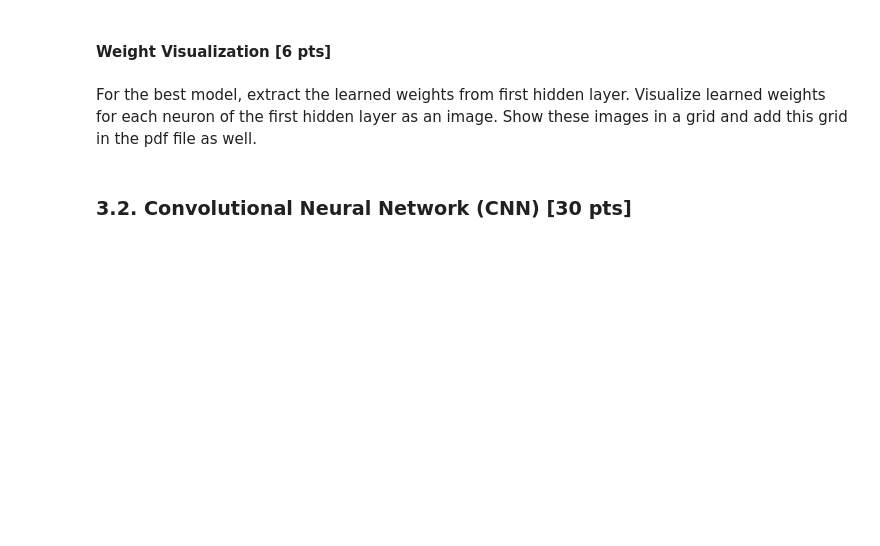
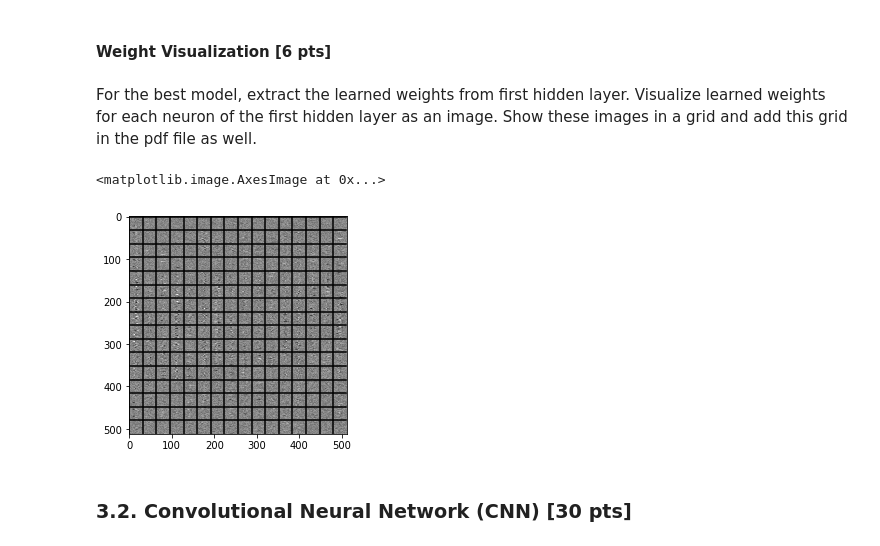
Before and after one commit to gokberkkaraca/machine-learning-hw3, a Jupyter notebook: CS464_HW3_Fall18.ipynb, the cells around one changed output. Saved outputs shown, nothing was run; the diff lists cells and outputs as text; code cells hidden in the pictures; blank space fills up the shorter version.

```diff
--- a/CS464_HW3_Fall18.ipynb
+++ b/CS464_HW3_Fall18.ipynb
@@ -727,3 +727,30 @@ For the best model, extract the learned weights from first hidden layer. Visuali
+# %%
+# write your code in this cell to visualize first hidden layer weights. Produce your figure here.
+best_path = "fcnet_best_model.pth"
+model = FCNet()
+checkpoint = torch.load(best_path)
+if isinstance(checkpoint, dict) and 'state_dict' in checkpoint:
+    model.load_state_dict(checkpoint['state_dict'])
+else:
+    model.load_state_dict(checkpoint)
+
+for i in range(256):
+    weight = model.hidden1[0].weight.data[i].reshape(32,32)
+    if i == 0:
+        grid = weight
+    else:
+        grid = np.concatenate((grid, weight), axis=1)
+grid = grid.reshape(512,512)
+
+
+for i in range(16):
+    plt.plot([i*32]*512, range(512), color="k")
+    plt.plot(range(512), [i*32]*512, color="k")
+
+plt.imshow(grid, cmap='gray')
+# %% [output]
+<matplotlib.image.AxesImage at 0x...>
+[figure, added]
 # %% [markdown]
 ### 3.2. Convolutional Neural Network (CNN) [30 pts]
 # %% [markdown]
```
Also changed, not shown: parts of 15 cells of this notebook.
